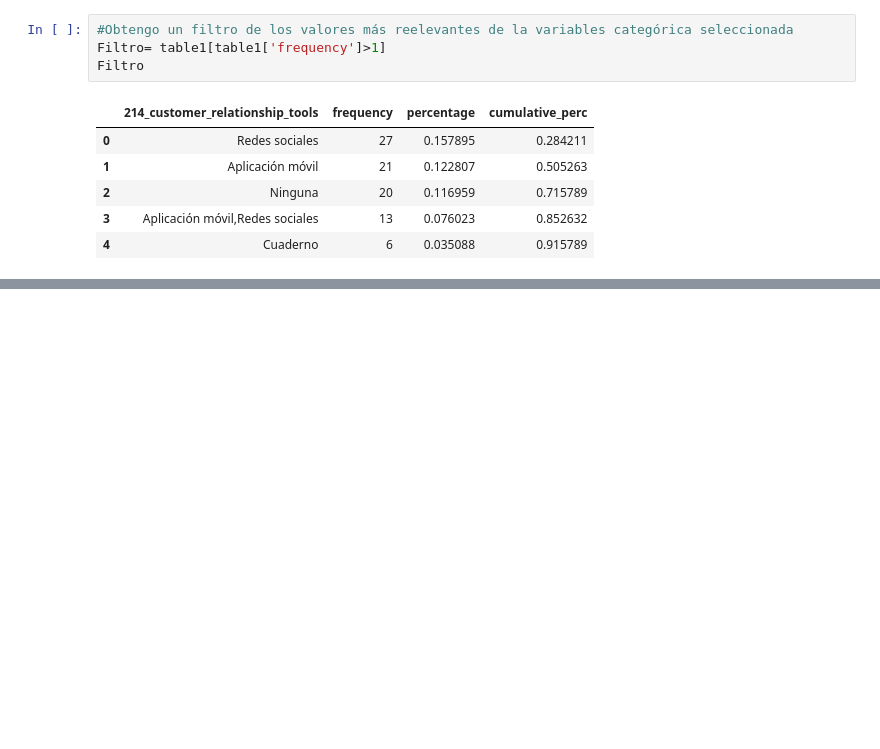
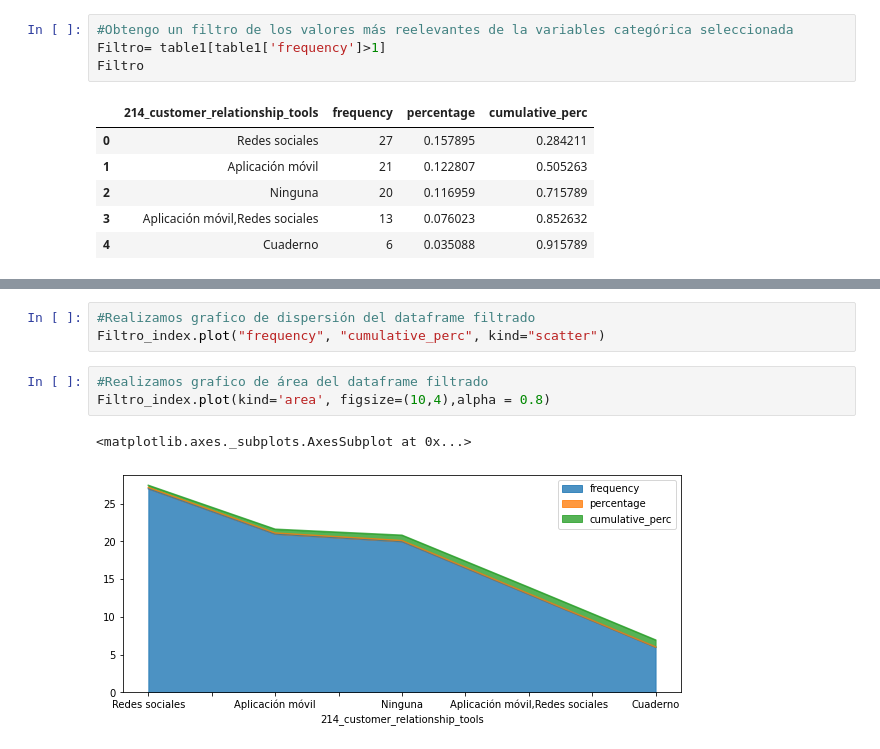
Before and after one commit to freddy-7/Hola-mundo, a Jupyter notebook: 5_Extracción_Características.ipynb, the cells around one changed output, grey strips where cells are left out. Cells and saved outputs as stored; diff of their text form; blank space fills up the shorter version.

```diff
--- a/5_Extracción_Características.ipynb
+++ b/5_Extracción_Características.ipynb
@@ -66,0 +70,9 @@ Filtro
+# %%
+#Realizamos grafico de dispersión del dataframe filtrado
+Filtro_index.plot("frequency", "cumulative_perc", kind="scatter")
+# %%
+#Realizamos grafico de área del dataframe filtrado
+Filtro_index.plot(kind='area', figsize=(10,4),alpha = 0.8)
+# %% [output]
+<matplotlib.axes._subplots.AxesSubplot at 0x...>
+[figure, added]
```
Also changed, not shown: parts of 6 cells of this notebook.
